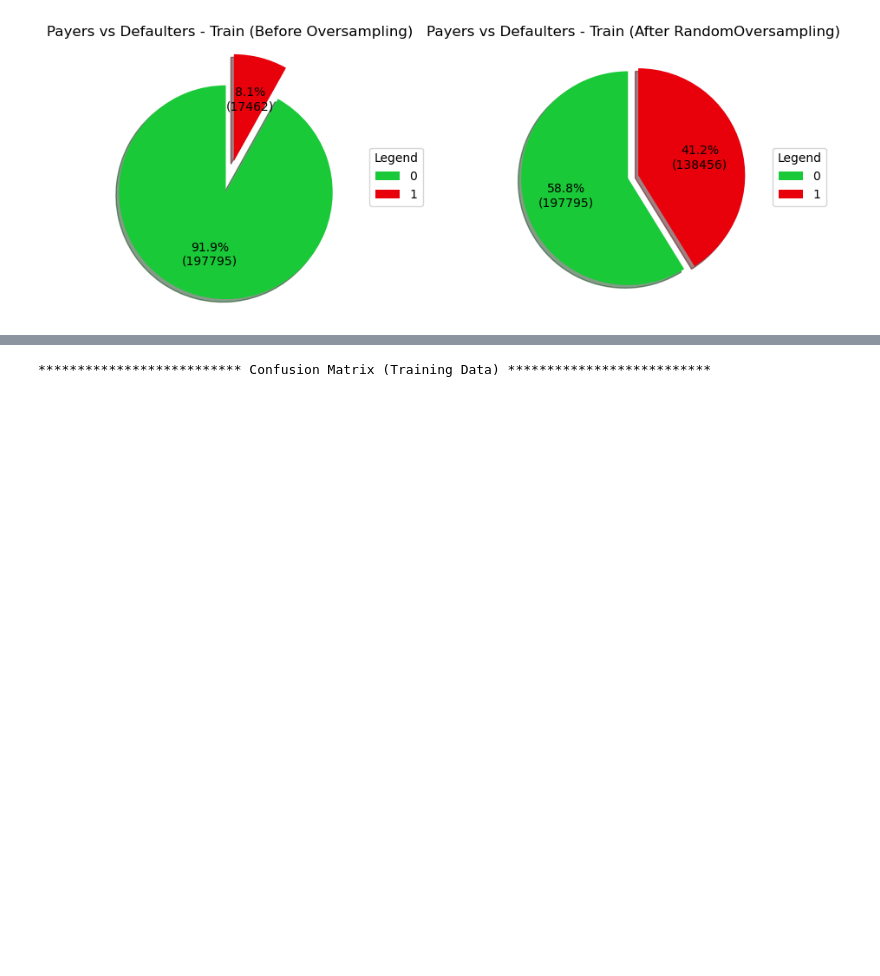
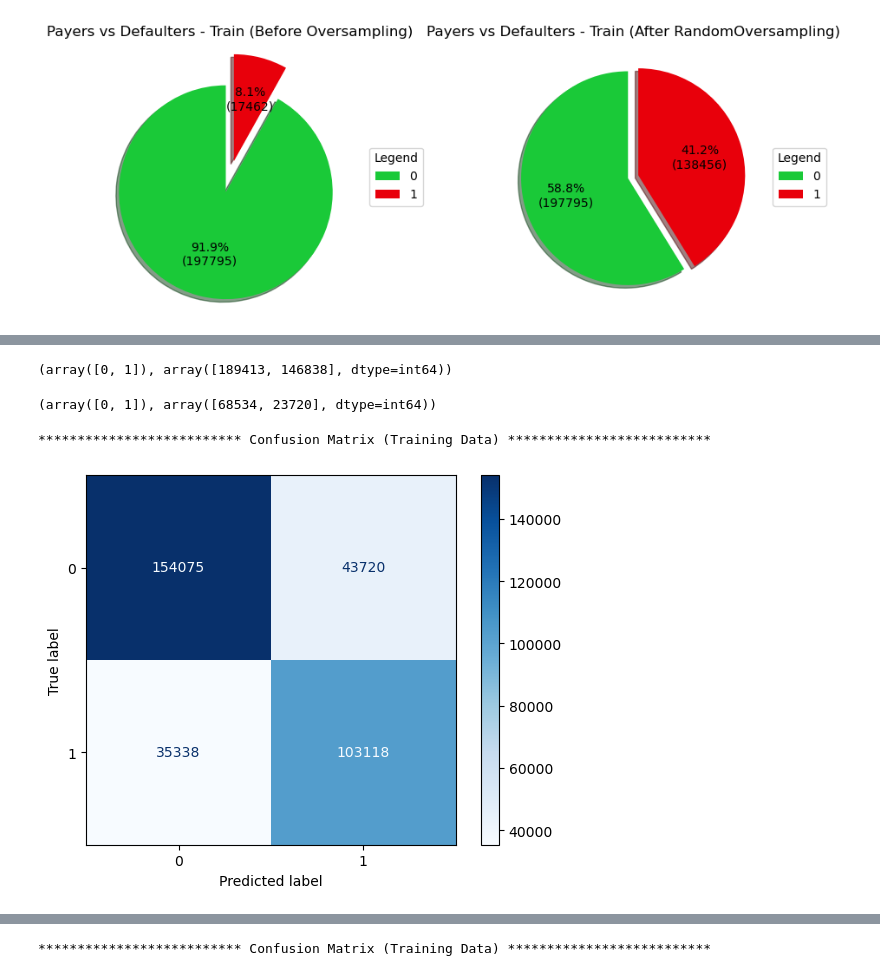
Before and after one commit to lavkushsingh31/Deep_Learning_Assignments, a Jupyter notebook: Course Project - House Loan Data Analysis/Course Project - House Loan Data Analysis.ipynb, the cells around one changed output, grey strips where cells are left out. Cells and saved outputs as stored; diff of their text form; code cells hidden in the pictures; blank space fills up the shorter version.

```diff
--- a/Course Project - House Loan Data Analysis/Course Project - House Loan Data Analysis.ipynb
+++ b/Course Project - House Loan Data Analysis/Course Project - House Loan Data Analysis.ipynb
@@ -793,0 +909,17 @@ plt.show()
+# %%
+classifier_random_oversampled = Sequential()
+
+classifier_random_oversampled.add(Dense(110, kernel_initializer = 'he_uniform',activation='relu',input_dim = 209))
+classifier_random_oversampled.add(Dense(55, kernel_initializer = 'he_uniform',activation='relu'))
+classifier_random_oversampled.add(Dense(1, kernel_initializer = 'glorot_uniform', activation = 'sigmoid'))
+
+classifier_random_oversampled.compile(optimizer = 'Adam',
+                                      loss = 'binary_crossentropy',
+                                      metrics = ['accuracy'])
+
+# Fitting the ANN to the Training set
+model_history_random = classifier_random_oversampled.fit(x = X_train_oversampled,
+                                                       y = y_train_oversampled,
+                                                       validation_data = (X_test_random, y_test),
+                                                       batch_size = 50000,
+                                                       epochs = 150)
@@ -793,0 +944,7 @@ plt.show()
+# %%
+y_pred_train_oversampled = classifier_random_oversampled.predict(X_train_oversampled)
+y_pred_train_oversampled = np.where(y_pred_train_oversampled > 0.45, 1,0)
+
+
+y_pred_test_oversampled = classifier_random_oversampled.predict(X_test_random)
+y_pred_test_oversampled = np.where(y_pred_test_oversampled > 0.45, 1,0)
@@ -793,0 +954,18 @@ plt.show()
+# %%
+np.unique(y_pred_train_oversampled, return_counts=True)
+# %% [output]
+(array([0, 1]), array([189413, 146838], dtype=int64))
+# %%
+np.unique(y_pred_test_oversampled, return_counts=True)
+# %% [output]
+(array([0, 1]), array([68534, 23720], dtype=int64))
+# %%
+print("\n\n************************** Confusion Matrix (Training Data) **************************\n\n")
+
+cm = confusion_matrix(y_train_oversampled, y_pred_train_oversampled)
+disp = ConfusionMatrixDisplay(confusion_matrix=cm)
+disp.plot(cmap="Blues", values_format='')
+plt.show()
+# %% [output]
+************************** Confusion Matrix (Training Data) **************************
+[figure, added]
```
Also changed, not shown: parts of 132 cells of this notebook.
